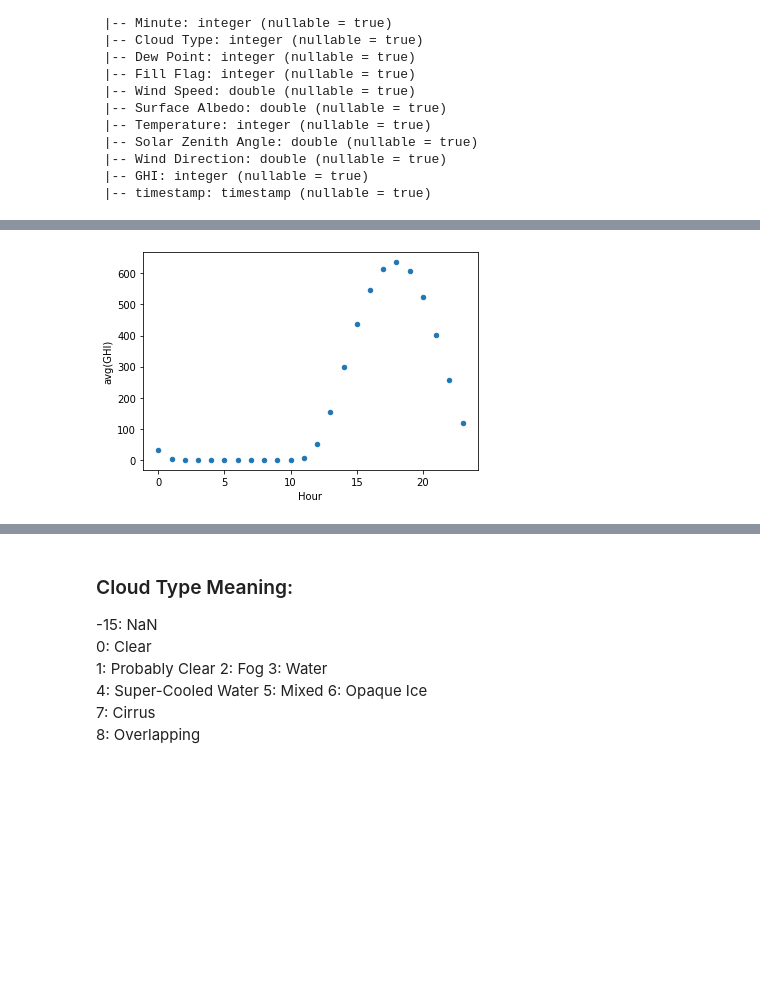
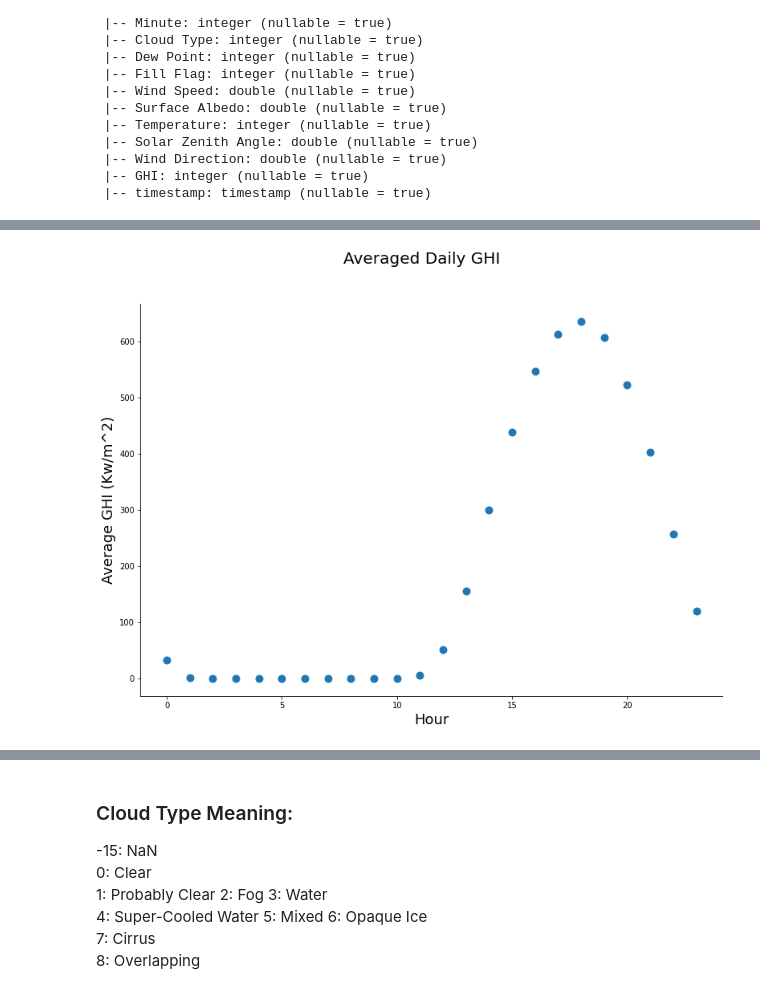
Before and after one commit to Dyllanjrusher/Solar_Irradiance_Prediction, a Jupyter notebook: notebooks/3.EDA.ipynb, the cells around one changed output, grey strips where cells are left out. Drawn from its saved outputs; the diff is of its cells as text; code cells hidden in the pictures; blank space fills up the shorter version.

```diff
--- a/notebooks/3.EDA.ipynb
+++ b/notebooks/3.EDA.ipynb
@@ -57,9 +65,13 @@ plt.show();
 # %%
 ### Let's group by hour to see the day/night cycles
-df.groupby('Hour').mean('GHI').toPandas().plot.scatter(x='Hour', y='avg(GHI)')
+df.groupby('Hour').mean('GHI').toPandas().plot.scatter(x='Hour', y='avg(GHI)', figsize=(13, 9), s=80)
+plt.suptitle('Averaged Daily GHI', fontsize=20)
+plt.xlabel('Hour', fontsize=18)
+plt.ylabel("Average GHI (Kw/m^2)", fontsize=18)
+sns.despine()
 plt.show();
 #Interesting, It doesn't heat up until around 10am, and continues to heat past noon.
 # %% [output]
-[figure, old version]
+[figure, new version]
 # %%
 ### How do the different cloud types effect GHI?
```
Also changed, not shown: parts of 6 cells of this notebook, 15 other files.
